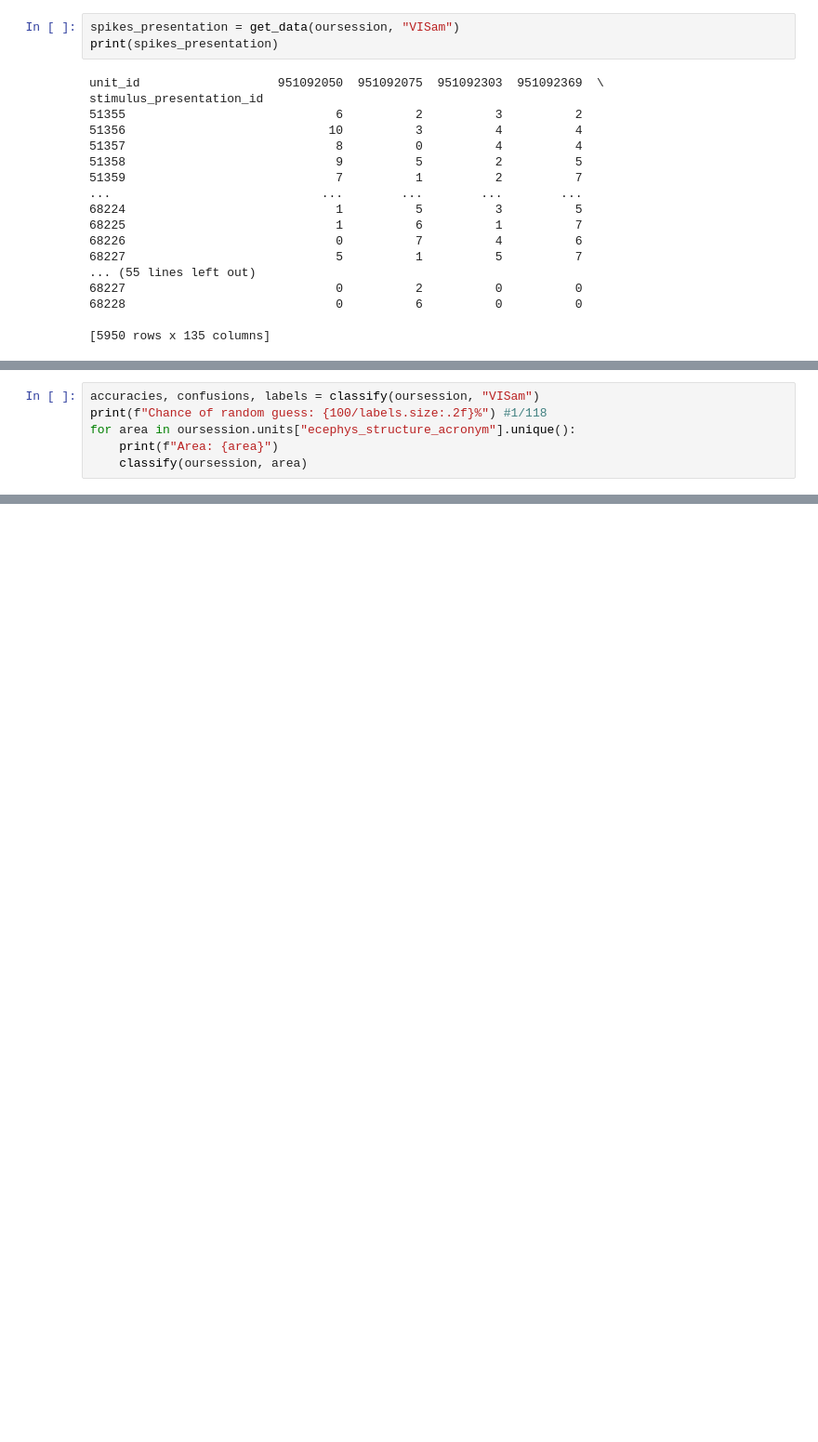
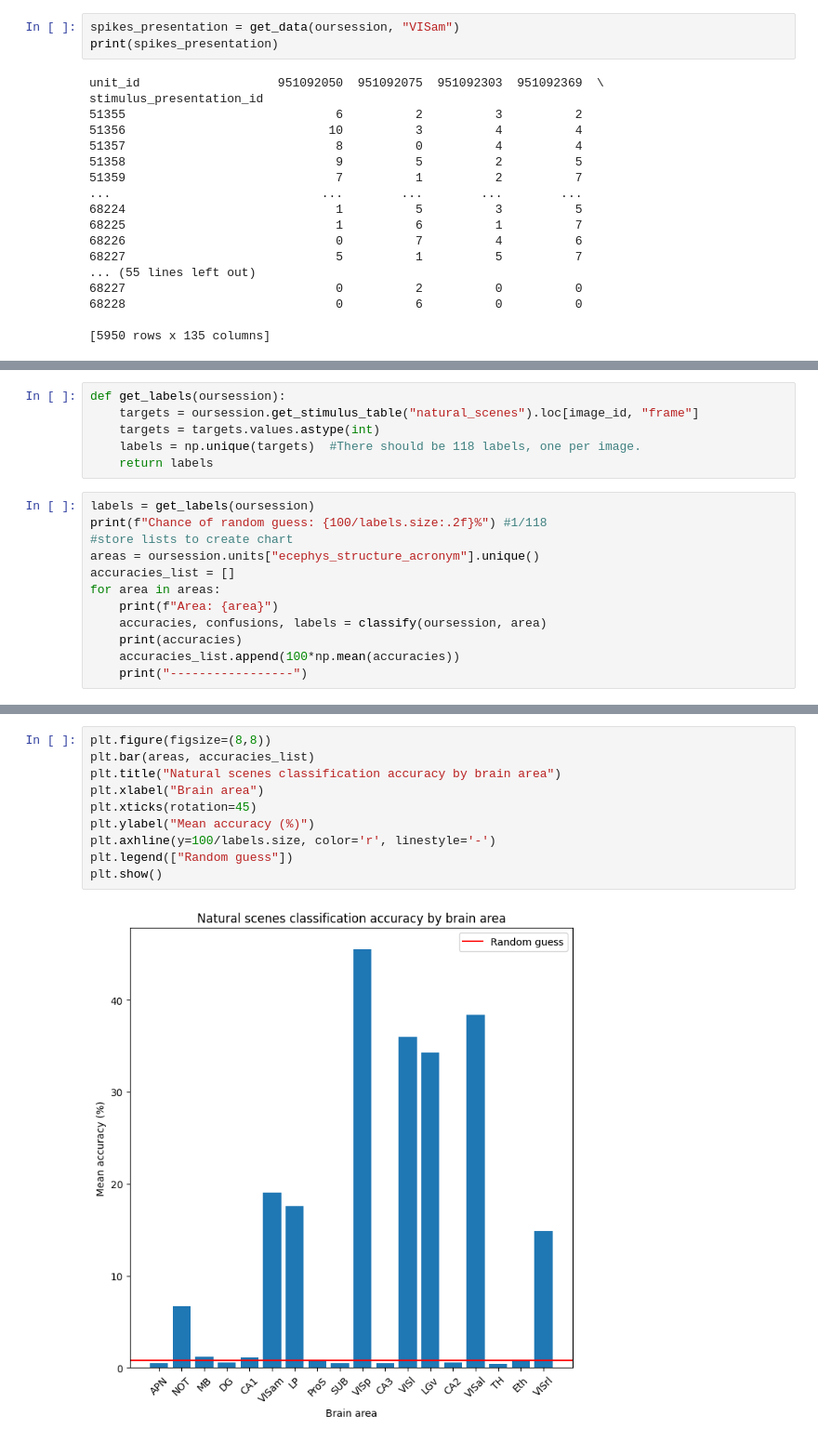
Before and after one commit to daniyarzt/neuromodelling, a Jupyter notebook: notebooks/decoding_experiment.ipynb, the cells around one changed output, grey strips where cells are left out. Shown at 93% size. Saved outputs shown, nothing was run; the diff lists cells and outputs as text; blank space fills up the shorter version.

```diff
--- a/notebooks/decoding_experiment.ipynb
+++ b/notebooks/decoding_experiment.ipynb
@@ -183,8 +183,20 @@ def classify(oursession, area):
     return accuracies, confusions, labels
+# %%
+def get_labels(oursession):
+    targets = oursession.get_stimulus_table("natural_scenes").loc[image_id, "frame"]
+    targets = targets.values.astype(int)
+    labels = np.unique(targets)  #There should be 118 labels, one per image.
+    return labels
 # %%
-accuracies, confusions, labels = classify(oursession, "VISam")
+labels = get_labels(oursession)
 print(f"Chance of random guess: {100/labels.size:.2f}%") #1/118
-for area in oursession.units["ecephys_structure_acronym"].unique():
+#store lists to create chart
+areas = oursession.units["ecephys_structure_acronym"].unique()
+accuracies_list = []
+for area in areas:
     print(f"Area: {area}")
-    classify(oursession, area)
+    accuracies, confusions, labels = classify(oursession, area)
+    print(accuracies)
+    accuracies_list.append(100*np.mean(accuracies))
+    print("-----------------")
 # %% [output]
@@ -207,0 +220,12 @@ Cross-validated mean accuracy: 14.4%
+# %%
+plt.figure(figsize=(8,8))
+plt.bar(areas, accuracies_list)
+plt.title("Natural scenes classification accuracy by brain area")
+plt.xlabel("Brain area")
+plt.xticks(rotation=45)
+plt.ylabel("Mean accuracy (%)")
+plt.axhline(y=100/labels.size, color='r', linestyle='-')
+plt.legend(["Random guess"])
+plt.show()
+# %% [output]
+[figure, added]
```
Also changed, not shown: parts of 2 cells of this notebook.
